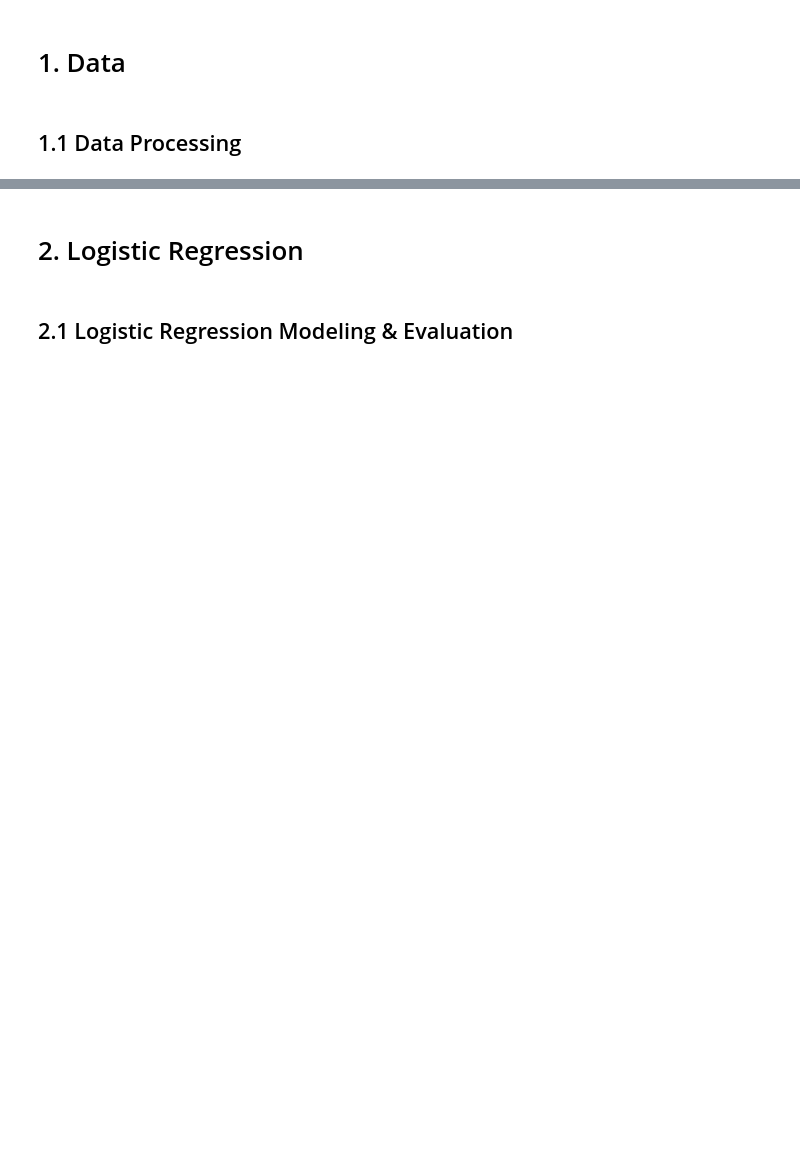
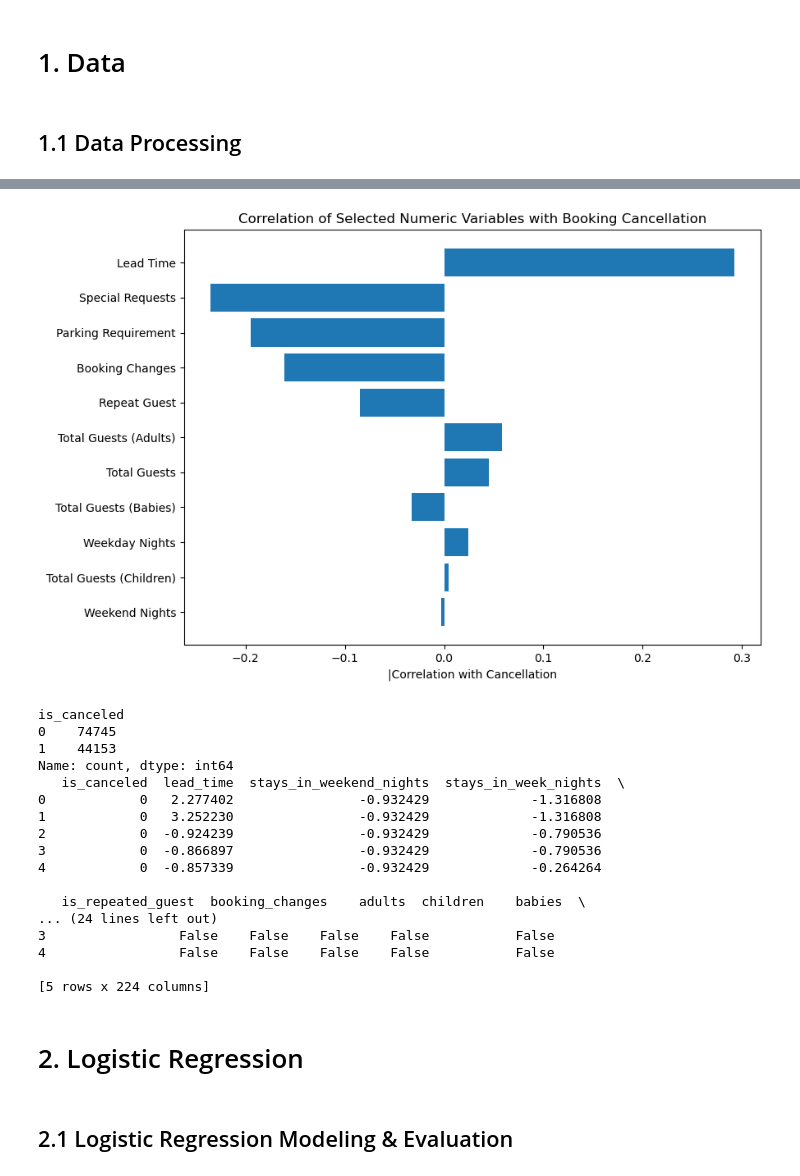
Before and after one commit to QIQI325/Yongqi-Code, a Jupyter notebook: pythonProject/Cancel_Prediction.ipynb, the cells around one changed output, grey strips where cells are left out. Saved outputs shown, nothing was run; the diff lists cells and outputs as text; code cells hidden in the pictures; blank space fills up the shorter version.

```diff
--- a/pythonProject/Cancel_Prediction.ipynb
+++ b/pythonProject/Cancel_Prediction.ipynb
@@ -7,6 +7,7 @@ import pandas as pd
 import numpy as np
 from sklearn.preprocessing import StandardScaler
 from sklearn.model_selection import train_test_split
+import matplotlib.pyplot as plt
 
 # Read the original dataset
 df = pd.read_csv('hotel_bookings.csv')
@@ -51,6 +52,63 @@ selected_columns = [
 ]
 df = df[[col for col in selected_columns if col in df.columns]]
 
+# Correlation analysis
+# Adjust the list if any column is missing in your df
+numeric_vars = [
+    'lead_time',
+    'stays_in_weekend_nights',
+    'stays_in_week_nights',
+    'is_repeated_guest',
+    'booking_changes',
+    'total_of_special_requests',
+    'required_car_parking_spaces',
+    'adults', 'children', 'babies'
+]
+
+# Create total_guests to match your table
+if all(c in df.columns for c in ['adults','children','babies']):
+    df['total_guests'] = df[['adults','children','babies']].sum(axis=1)
+    numeric_vars.append('total_guests')
+
+# Keep only variables that actually exist
+numeric_vars = [v for v in numeric_vars if v in df.columns]
+corr_rows = []
+for v in numeric_vars:
+    pair = df[[v, 'is_canceled']].dropna()
+    r = pair.corr().iloc[0, 1]  # Pearson r between v and is_canceled
+    corr_rows.append((v, r))
+
+corr_df = pd.DataFrame(corr_rows, columns=['variable', 'pearson_r'])
+label_map = {
+    'lead_time': 'Lead Time',
+    'stays_in_weekend_nights': 'Weekend Nights',
+    'stays_in_week_nights': 'Weekday Nights',
+    'is_repeated_guest': 'Repeat Guest',
+    'booking_changes': 'Booking Changes',
+    'total_of_special_requests': 'Special Requests',
+    'required_car_parking_spaces': 'Parking Requirement',
+    'adults': 'Total Guests (Adults)',
+    'children': 'Total Guests (Children)',
+    'babies': 'Total Guests (Babies)',
+    'total_guests': 'Total Guests'
+}
+corr_df['label'] = corr_df['variable'].map(label_map).fillna(corr_df['variable'])
+
+# Sort by absolute correlation (strongest first)
+corr_df = corr_df.sort_values(by='pearson_r', key=lambda s: s.abs(), ascending=False)
+
+# corr_df = corr_df.head(12)
+
+print(corr_df.to_string(index=False))
+
+plt.figure(figsize=(9, 6))
+plt.barh(corr_df['label'], corr_df['pearson_r'])
+plt.gca().invert_yaxis()
+plt.xlabel('|Correlation with Cancellation')
+plt.title('Correlation of Selected Numeric Variables with Booking Cancellation')
+plt.tight_layout()
+plt.show()
+
 # One-hot encode categorical variables
 categorical_cols = [
     'distribution_channel', 'deposit_type', 'market_segment', 'country',
@@ -99,3 +152,21 @@ Name: count, dtype: int64
+[figure, added]
+is_canceled
+0    74745
+1    44153
+Name: count, dtype: int64
+   is_canceled  lead_time  stays_in_weekend_nights  stays_in_week_nights  \
+0            0   2.277402                -0.932429             -1.316808
+1            0   3.252230                -0.932429             -1.316808
+2            0  -0.924239                -0.932429             -0.790536
+3            0  -0.866897                -0.932429             -0.790536
+4            0  -0.857339                -0.932429             -0.264264
+
+   is_repeated_guest  booking_changes    adults  children    babies  \
+... (24 lines left out)
+3                 False    False    False    False           False
+4                 False    False    False    False           False
+
+[5 rows x 224 columns]
 # %% [markdown]
 # 2. Logistic Regression
 # %% [markdown]
```
Also changed, not shown: parts of 6 cells of this notebook.
